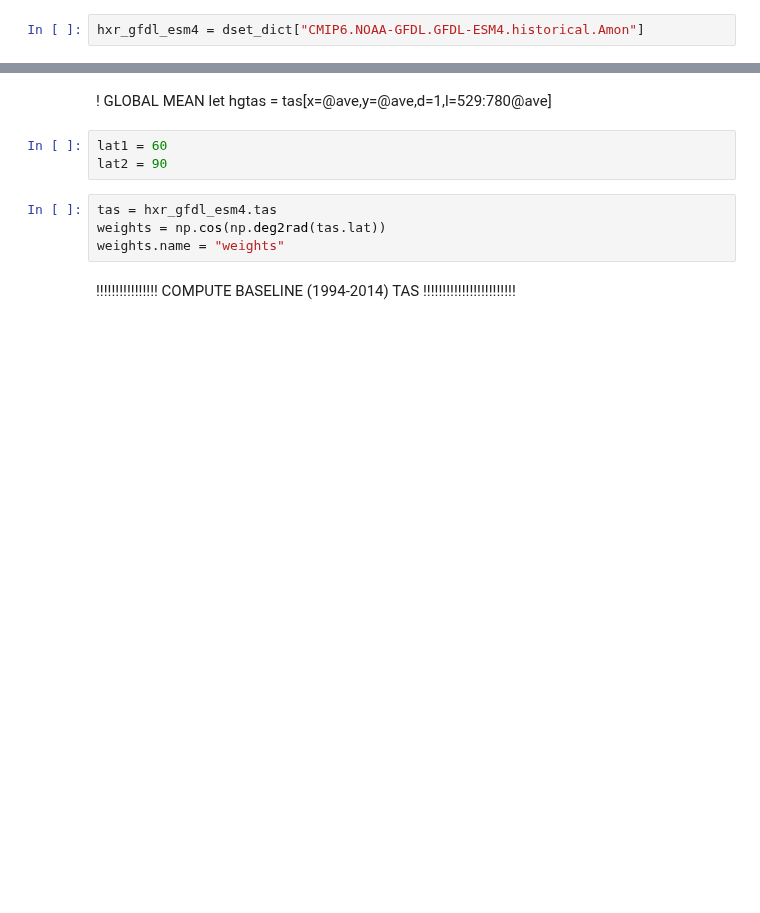
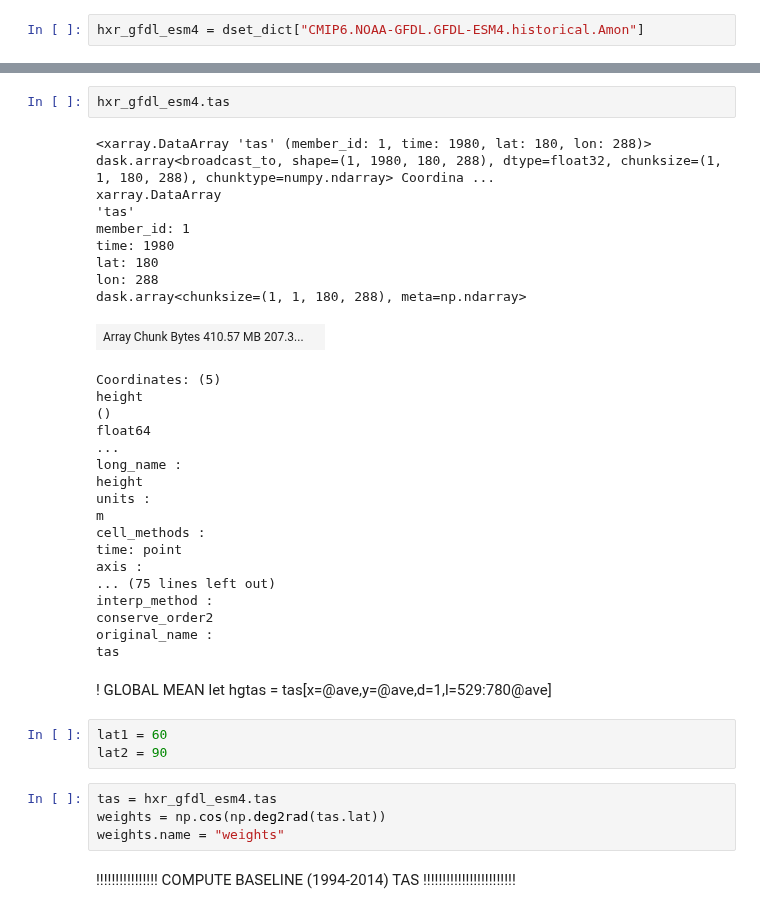
Before and after one commit to aradhakrishnanGFDL/gfdl-aws-analysis, a Jupyter notebook: examples/intake-esm-s3-nc-simple-access.ipynb, the cells around one changed output, grey strips where cells are left out. Cells and saved outputs as stored; diff of their text form; blank space fills up the shorter version.

```diff
--- a/examples/intake-esm-s3-nc-simple-access.ipynb
+++ b/examples/intake-esm-s3-nc-simple-access.ipynb
@@ -101,3 +95,32 @@ cat.df
+# %%
+hxr_gfdl_esm4.tas
+# %% [output]
+<xarray.DataArray 'tas' (member_id: 1, time: 1980, lat: 180, lon: 288)> dask.array<broadcast_to, shape=(1, 1980, 180, 288), dtype=float32, chunksize=(1, 1, 180, 288), chunktype=numpy.ndarray> Coordina ...
+xarray.DataArray
+'tas'
+member_id: 1
+time: 1980
+lat: 180
+lon: 288
+dask.array<chunksize=(1, 1, 180, 288), meta=np.ndarray>
+| Array Chunk Bytes 410.57 MB 207.3... |  |
+Coordinates: (5)
+height
+()
+float64
+...
+long_name :
+height
+units :
+m
+cell_methods :
+time: point
+axis :
+... (75 lines left out)
+interp_method :
+conserve_order2
+original_name :
+tas
 # %% [markdown]
 ! GLOBAL MEAN
 let hgtas = tas[x=@ave,y=@ave,d=1,l=529:780@ave]
```
Also changed, not shown: parts of 9 cells of this notebook.
